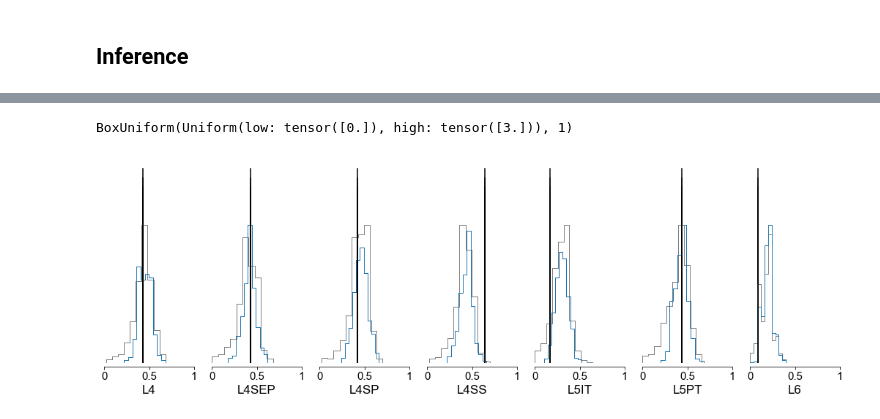
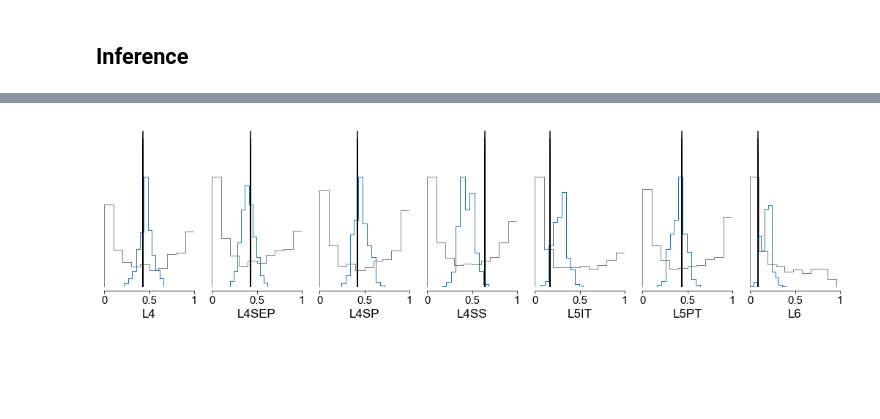
Before and after one commit to mackelab/sbi-for-connectomics, a Jupyter notebook: figures/Two-param-DSO-rule.ipynb, the cells around one changed output, grey strips where cells are left out. Drawn from its saved outputs; the diff is of its cells as text; code cells hidden in the pictures; blank space fills up the shorter version.

Commit message:
add inference script and new results

```diff
--- a/figures/Two-param-DSO-rule.ipynb
+++ b/figures/Two-param-DSO-rule.ipynb
@@ -67,12 +68,12 @@ constraint 5, num rows (with overlap) 587659
 constraint 6, num rows (with overlap) 1096435
 # %%
 num_simulations = 1000
-num_dim = 2
-prior_scale = 3
-scaling = 0.6
-prior = BoxUniform((1-scaling) * torch.ones(num_dim), (1+scaling) * torch.ones(num_dim))
+num_dim = 3
+scaling = 0.05
+prior = BoxUniform(0.7 * torch.ones(num_dim), 1.6 * torch.ones(num_dim))
+# prior = MultivariateNormal(torch.ones(num_dim), scaling * torch.eye(num_dim))
 
-simulator.rule = default_rule_constrained_two_param
+simulator.rule = default_rule_constrained
 
 def batch_loop_simulator(theta):
         """Return a batch of simulations by looping over a batch of parameters."""
@@ -129,12 +130,12 @@ plt.savefig("prior_predictive.png", dpi=300, bbox_inches='tight')
 # %% [markdown]
 ## Inference
 # %%
-with open("../results/npe_dso_linear_constrained_one_param_uniform_n100000.p", "rb") as fh:
+with open("../results/npe_dso_gaussian005_n1000000.p", "rb") as fh:
     prior, de, *_ = pickle.load(fh).values()
 # %%
 from sbi.inference import SNPE
 from sbi.analysis import pairplot, sbc
 from sbi.simulators.simutils import simulate_in_batches
 posterior = SNPE(prior).build_posterior(de)
-samples = posterior.sample((10000,), x=xo)
+samples = posterior.sample((10000,), x=xs[2])
 # %%
@@ -158,12 +167,8 @@ np.corrcoef(samples, rowvar=False)
 # %%
 from sbi.analysis import run_sbc, sbc_rank_plot, marginal_plot
 # %%
-with open("../data/presimulated_dso_linear_constrained_one_param_uniform_n100000.p", "rb") as fh:
+with open("../data/presimulated_dso__gaussian005_n1000000.p", "rb") as fh:
     _, thetas, xs = pickle.load(fh).values()
     xs = xs.squeeze()
-# %%
-prior
-# %% [output]
-BoxUniform(Uniform(low: tensor([0.]), high: tensor([3.])), 1)
 # %%
 # posterior predictive samples
@@ -182,16 +187,16 @@ xos = simulate_in_batches(batch_simulator, samples[:1000], sim_batch_size=50, nu
 # %%
 marginal_plot([
         xs[:1000],
         xos.squeeze(),
               ],
     hist_diag=dict(bins=10, histtype="step",),
     samples_colors=["gray", "C0"],
     points_colors=["k"],
     labels=data_labels,
     limits=[[0, 1]*7],
-    points=xo.squeeze(), figsize=(18, 5));
+    points=xo.squeeze(), figsize=(18, 4));
 # %% [output]
-[figure, old version]
+[figure, new version]
 # %%
 num_sbc_samples = 1000
 ranks, daps = run_sbc(thetas[:num_sbc_samples], xs[:num_sbc_samples,], posterior=posterior,
```
Also changed, not shown: parts of 10 cells of this notebook, 11 other files.
